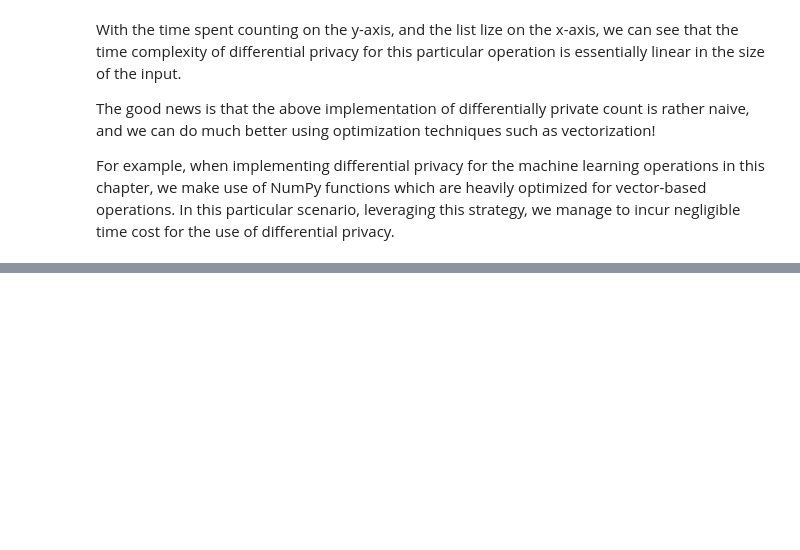
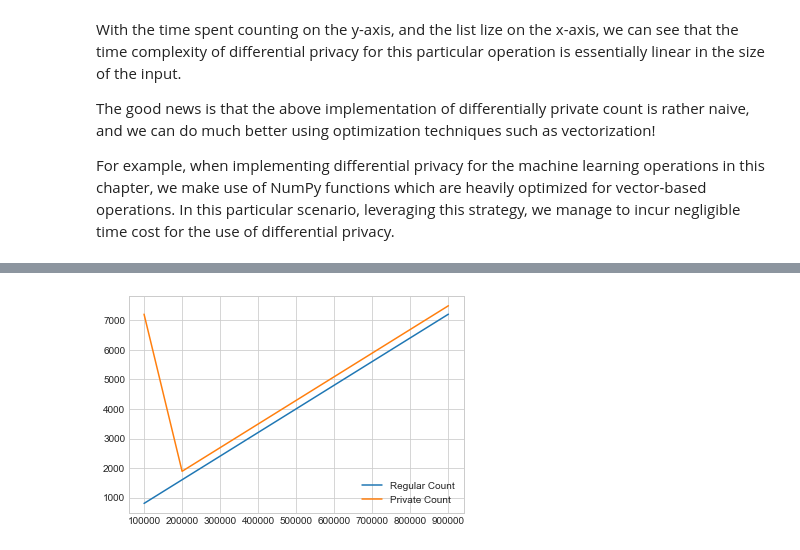
Before and after one commit to uvm-plaid/programming-dp, a Jupyter notebook: _sources/ch12.ipynb, the cells around one changed output, grey strips where cells are left out. Cells and saved outputs as stored; diff of their text form; code cells hidden in the pictures; blank space fills up the shorter version.

```diff
--- a/_sources/ch12.ipynb
+++ b/_sources/ch12.ipynb
@@ -542,0 +561,32 @@ def time_priv_gd(k):
+# %%
+import itertools
+import operator
+import tracemalloc
+
+tracemalloc.start()
+
+def space_count(k):
+    l = [1] * k
+    itertools.accumulate(l, func=operator.add)
+    _, peak = tracemalloc.get_traced_memory()
+    tracemalloc.reset_peak()
+    return peak/1000
+
+def space_priv_count(k):
+    l = [1] * k
+    itertools.accumulate(l, func=lambda x, y: x + laplace_mech(y,1,0.1), initial=0)
+    _, peak = tracemalloc.get_traced_memory()
+    tracemalloc.reset_peak()
+    return peak/1000
+
+x_axis = [k for k in range(100_000,1_000_000,100_000)]
+
+plt.plot(x_axis, [space_count(k) for k in range(100_000,1_000_000,100_000)], label='Regular Count')
+
+plt.plot(x_axis, [space_priv_count(k) for k in range(100_000,1_000_000,100_000)], label='Private Count')
+
+tracemalloc.stop()
+
+plt.legend();
+# %% [output]
+[figure, added]
```
Also changed, not shown: parts of 8 cells of this notebook, 8 other files.
